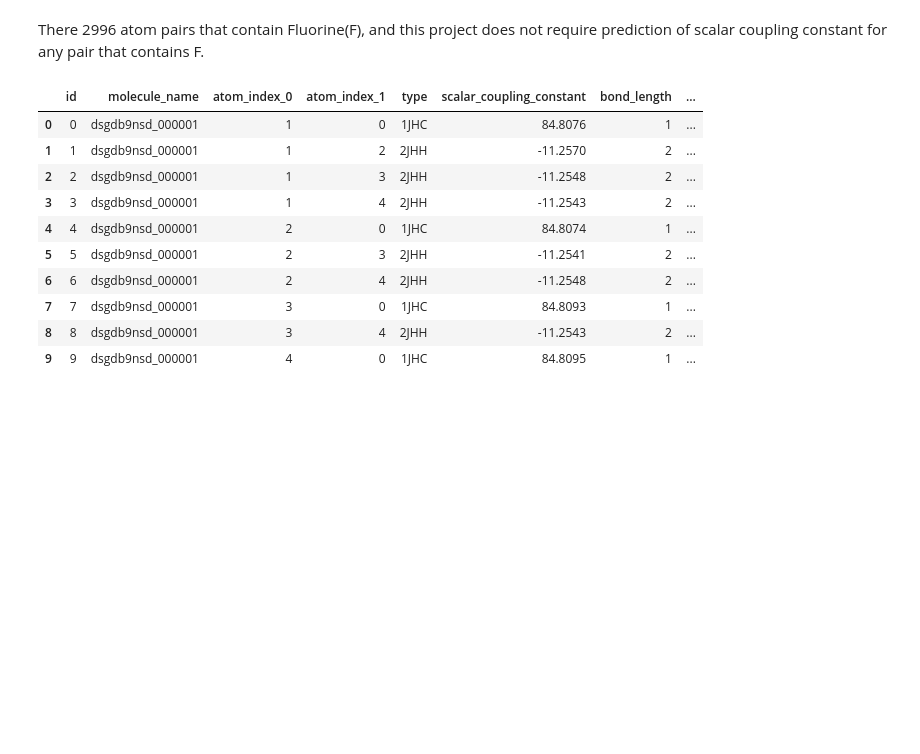
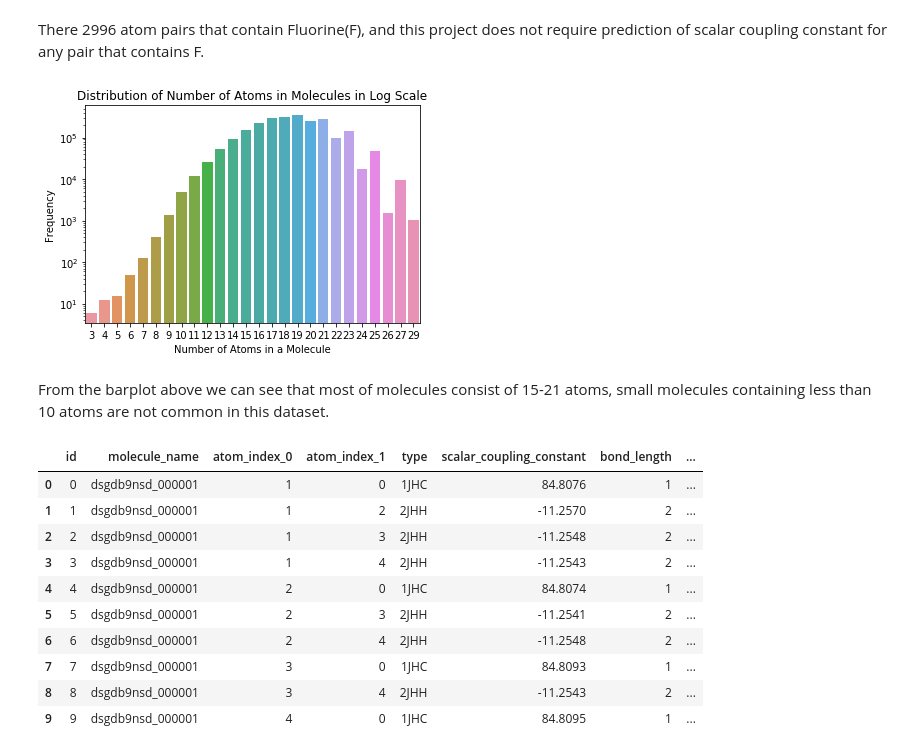
Before and after one commit to jlzhang93/Capstone1_predicting_molecular_properties, a Jupyter notebook: Capstone_predicting_molecular_properties.ipynb, the cells around one changed output. Drawn from its saved outputs; the diff is of its cells as text; code cells hidden in the pictures; blank space fills up the shorter version.

```diff
--- a/Capstone_predicting_molecular_properties.ipynb
+++ b/Capstone_predicting_molecular_properties.ipynb
@@ -155,5 +167,17 @@ Name: atom, dtype: int64
 # %% [markdown]
 There 2996 atom pairs that contain Fluorine(F), and this project does not require prediction of scalar coupling constant for any pair that contains F.
+# %%
+s = structures['count_of_atoms'].value_counts().sort_index()
+sns.barplot(s.index, s.values)
+plt.xlabel('Number of Atoms in a Molecule')
+plt.yscale('log')
+plt.ylabel('Frequency')
+plt.title('Distribution of Number of Atoms in Molecules in Log Scale')
+plt.show()
+# %% [output]
+[figure, added]
+# %% [markdown]
+From the barplot above we can see that most of molecules consist of 15-21 atoms, small molecules containing less than 10 atoms are not common in this dataset.
 # %%
 train['bond_length'] = train['type'].str[0]
 train['atom_0'] = train['type'].str[2]
```
Also changed, not shown: parts of 19 cells of this notebook.
